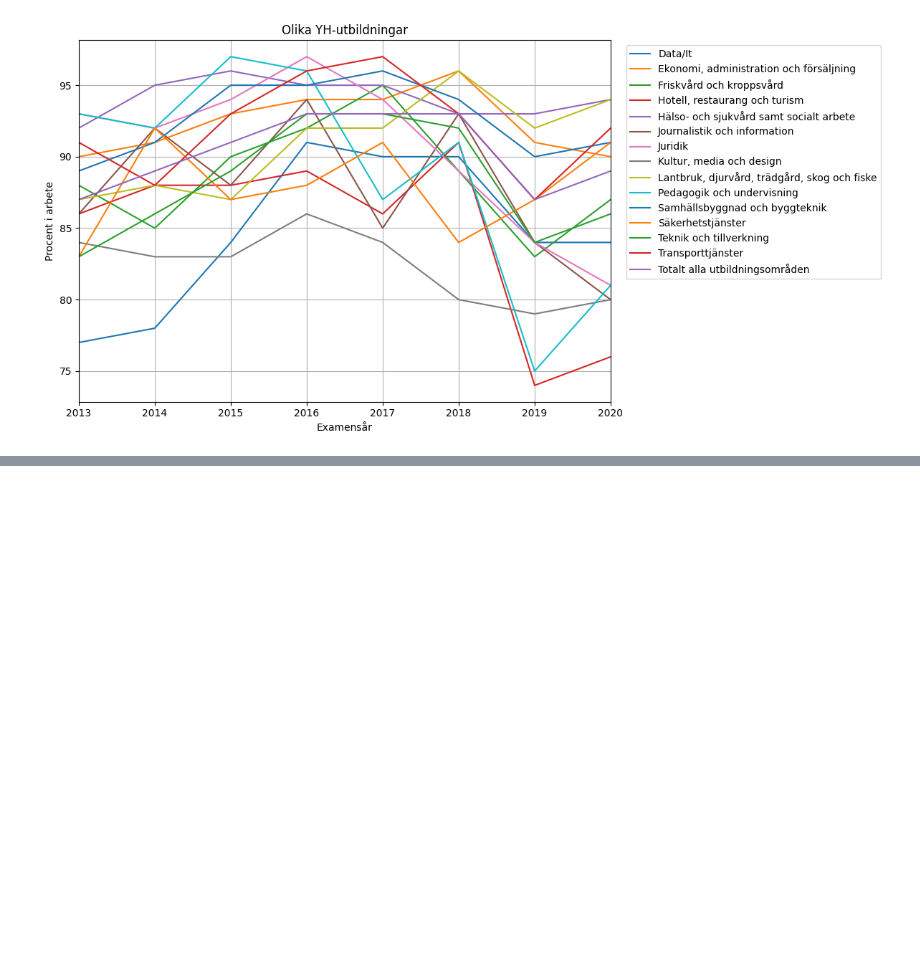
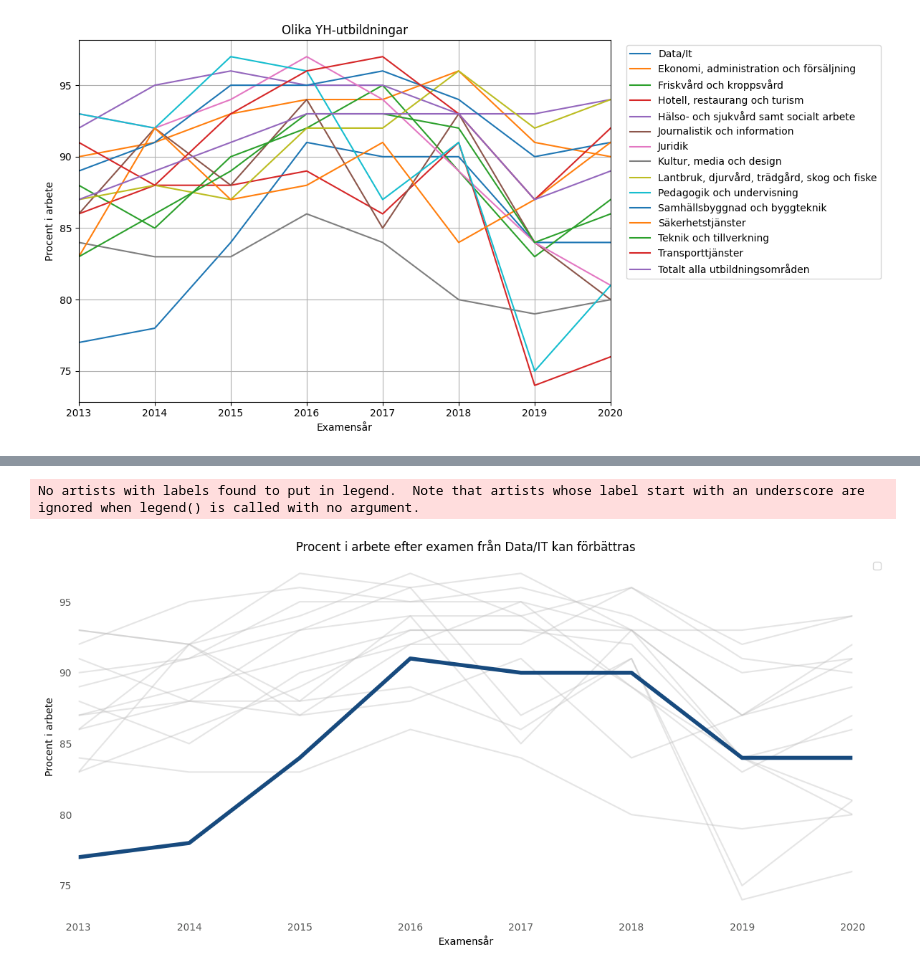
Before and after one commit to kokchun/PrataData, a Jupyter notebook: MYH/exploring_sysselsattning.ipynb, the cells around one changed output, grey strips where cells are left out. Saved outputs shown, nothing was run; the diff lists cells and outputs as text; code cells hidden in the pictures; blank space fills up the shorter version.

```diff
--- a/MYH/exploring_sysselsattning.ipynb
+++ b/MYH/exploring_sysselsattning.ipynb
@@ -114,0 +126,35 @@ fig.savefig("visualizations/sysselsattning/multiple_trends_cluttered.png")
+# %%
+from utils import PlotSettings
+from colors import *
+
+fig, ax = plt.figure(figsize=(12, 6)), plt.axes()
+
+ax = PlotSettings(ax).remove_borders().set_ticklabel_color(GRAY3).ax
+colors = [BLUE1] + [GRAY9] * (len(df_mean) - 1)
+
+
+for subject in df_mean.index:
+    plot_kwargs = {"color": GRAY9, "alpha": 0.4}
+    if subject == "Data/It":
+        plot_kwargs.update({"color": BLUE1, "linewidth": 4, "alpha": 1, "zorder": 99})
+
+    ax.plot(df_mean.loc[subject], **plot_kwargs)
+
+
+ax.legend(bbox_to_anchor=(1.02, 1), loc="upper left")
+ax.set(
+    title="Procent i arbete efter examen från Data/IT kan förbättras",
+    ylabel="Procent i arbete",
+    xlabel="Examensår",
+    xlim=[2013, 2020],
+)
+
+# TODO: annotate data/IT
+
+
+
+
+fig.tight_layout()
+# %% [output]
+No artists with labels found to put in legend.  Note that artists whose label start with an underscore are ignored when legend() is called with no argument.
+[figure, added]
```
Also changed, not shown: parts of 2 cells of this notebook, 2 other files.
